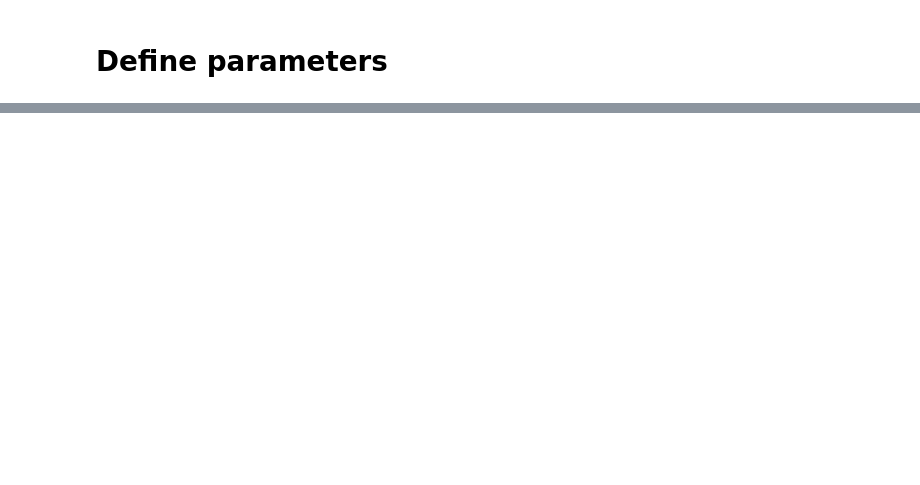
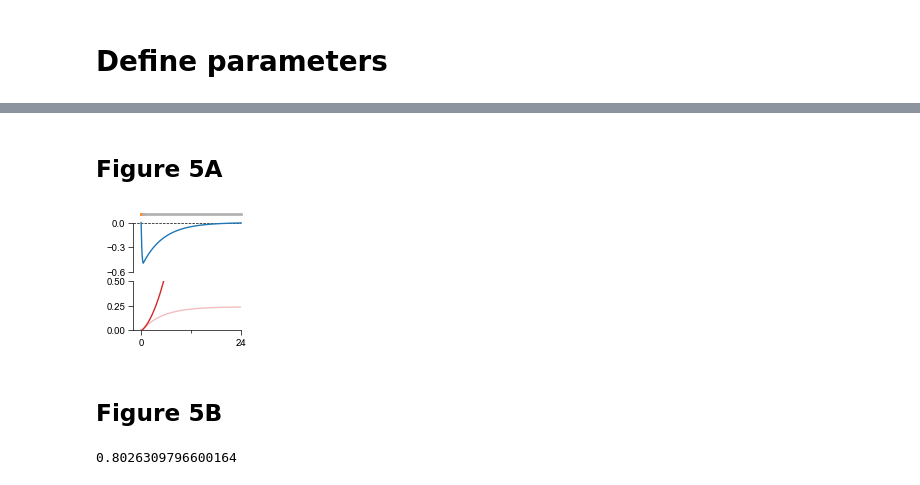
Before and after one commit to jay-bhasin/consolidation-integration, a Jupyter notebook: notebooks/simulations-hebbian.ipynb, the cells around one changed output, grey strips where cells are left out. Saved outputs shown, nothing was run; the diff lists cells and outputs as text; code cells hidden in the pictures; blank space fills up the shorter version.

```diff
--- a/notebooks/simulations-hebbian.ipynb
+++ b/notebooks/simulations-hebbian.ipynb
@@ -20,5 +18,9 @@ matplotlib.rcParams.update({'font.size': 8, 'axes.linewidth': 0.5, 'xtick.major.
                             'ytick.major.width': 0.5,'ytick.minor.width': 0.5, 'xtick.major.pad':2,'ytick.major.pad':2})
 matplotlib.rcParams.update({'font.family':'sans-serif','font.sans-serif':['Arial']})
+# %%
+def make_rgb_transparent(rgb, bg_rgb, alpha):
+    return [alpha * c1 + (1 - alpha) * c2
+            for (c1, c2) in zip(rgb, bg_rgb)]
 # %% [markdown]
 # Define parameters
 # %%
@@ -84 +89,12 @@ rs_post = lambda t: 0
+# %%
+# initial gain ~- 0.4 in mice (Katoh et al. 2015, Boyden & Raymond 2003)
+g_init = 0.4
+v_0_ = lambda g_init: g_init/(params['k_eye']*params['mf_sensitivity'])
+
+v_0 = v_0_(g_init)
+# %%
+# Spontaneous firing rate of MVNs is ~57 sp/s (Nelson et al. 2003)
+
+# Calculate MVN offset so that this is the firing rate at baseline
+params['mvn_0'] = 57 - params['mf_0']*v_0_(g_init) + params['w_pc_mvn']*50
 # %% [markdown]
@@ -239,0 +242,42 @@ plt.tight_layout()
+# %% [markdown]
+## Figure 5A
+# %%
+r70 = make_rgb_transparent(matplotlib.colors.to_rgb('C3'), [1,1,1], 0.3)
+# %%
+plt.figure(figsize=(1.4,1.4))
+
+ax = plt.subplot(2,1,1)
+
+plt.plot([-2,24], [0,0],'k--',lw=0.5)
+
+plt.plot([0, 0.5],[0.1,]*2,  c='C1', lw=2, clip_on=False)
+plt.plot([0.5, 24], [0.1,]*2,  c=(0.7,)*3, lw=2, clip_on=False)
+
+plt.plot(t_sol, (y_no_input[0,:]-params['w_inh_h'])/y_no_input[0,0], clip_on=False,lw=1)
+plt.ylim([-0.6, 0])
+plt.xlim([-2,24])
+ax.xaxis.set_visible(False)
+
+ax.set_yticks([0, -0.3, -0.6])
+
+ax.spines['top'].set_visible(False)
+ax.spines['right'].set_visible(False)
+ax.spines['bottom'].set_visible(False)
+
+ax = plt.subplot(2,1,2)
+plt.plot(t_sol, (y_no_input[1,:]-y_no_input[1,0])/y_no_input[1,0], c=r70,lw=1)
+plt.plot(t_sol, (y_input[1,:]-y_input[1,0])/y_input[1,0],c='C3',lw=1)
+
+plt.ylim([0, 0.5])
+plt.xlim([-2,24])
+ax.spines['top'].set_visible(False)
+ax.spines['right'].set_visible(False)
+ax.set_yticks([0, 0.25,0.5])
+
+ax.set_xticks([0,12,24])
+ax.set_xticks([0, 24])
+ax.set_xticks([12], minor=True)
+# %% [output]
+[figure, added]
+# %% [markdown]
+## Figure 5B
@@ -239,0 +292,4 @@ plt.tight_layout()
+# %%
+(gain_no_input[-1] - g_init)/(gain_learn - g_init)
+# %% [output]
+0.8026309796600164
```
Also changed, not shown: parts of 20 cells of this notebook, 16 other files.
